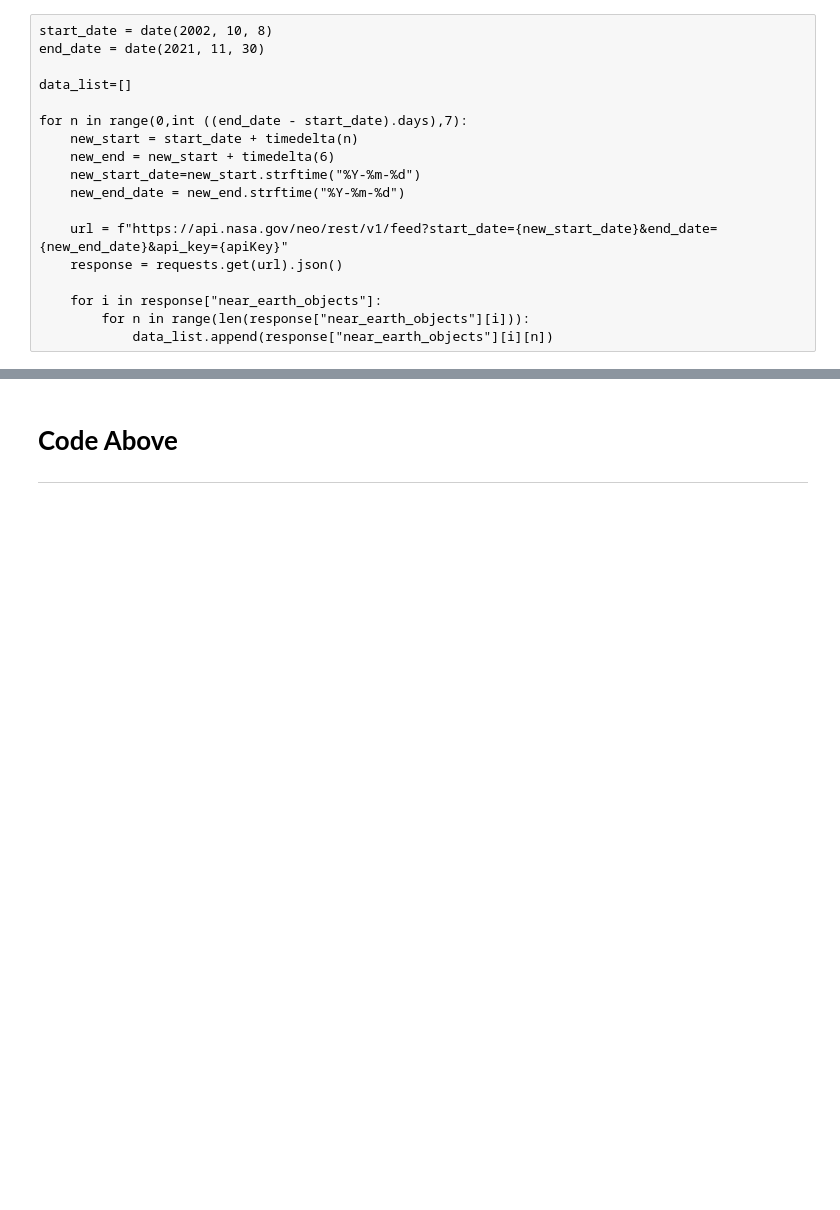
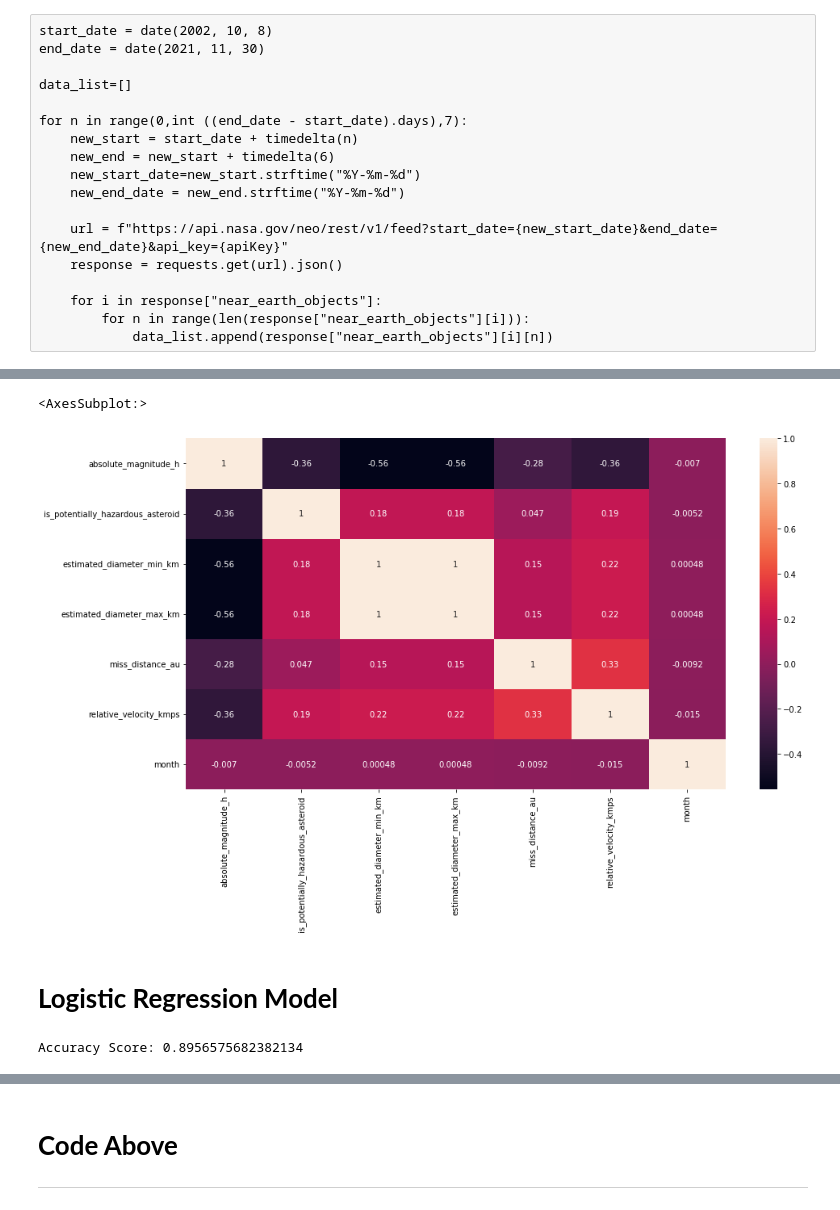
Before and after one commit to kashishverma10/neo_classification, a Jupyter notebook: NASA.ipynb, the cells around one changed output, grey strips where cells are left out. Cells and saved outputs as stored; diff of their text form; code cells hidden in the pictures; blank space fills up the shorter version.

```diff
--- a/NASA.ipynb
+++ b/NASA.ipynb
@@ -193,5 +214,10 @@ clean.tail(5)
 | 80589 | 54226410 | (2021 XK1) | 26.396 | False | False | 0.013975 | ... |
 | 80590 | 54226786 | (2021 XX1) | 27.741 | False | False | 0.007522 | ... |
 | 80591 | 54226789 | (2021 XZ1) | 23.563 | False | False | 0.051518 | ... |
+# %%
+clean[['y','month','d']] = clean['close_approach_date'].str.split('-',expand=True)
+# %%
+clean['month'] =clean['month'].apply(pd.to_numeric)
 # %%
-clean.dtypes
+#clean = clean.drop(columns=(['y','d','close_approach_date','id','name','is_sentry_object','orbiting_body']))
+clean = clean.drop(columns=(['orbiting_body']))
@@ -210,0 +245,16 @@ dtype: object
+# %%
+# correlation analysis
+correlationanalysis = clean.corr()
+
+# Importing our visualization libraries
+import seaborn as sns
+import matplotlib.pyplot as plt
+
+# Resizing trick from matplotlib
+plt.figure(figsize=(15,8))
+
+# setting the annot argument to "True" to display labels
+sns.heatmap(correlationanalysis,annot=True)
+# %% [output]
+<AxesSubplot:>
+[figure, added]
@@ -210,0 +281,14 @@ dtype: object
+# %% [markdown]
+# **Logistic Regression Model**
+# %%
+# initializing our logistic regression model, we set the maximum iterations to 3000 so that the model can find a solution. The default may be sufficient in most cases (100)
+lr = LogisticRegression(random_state=7007, max_iter=3000)
+lr.fit(X_train, y_train)
+
+# using our model to predict
+y_pred = lr.predict(X_test)
+
+# evaluation
+print("Accuracy Score:",accuracy_score(y_test, y_pred))
+# %% [output]
+Accuracy Score: 0.8956575682382134
```
Also changed, not shown: parts of 33 cells of this notebook.
